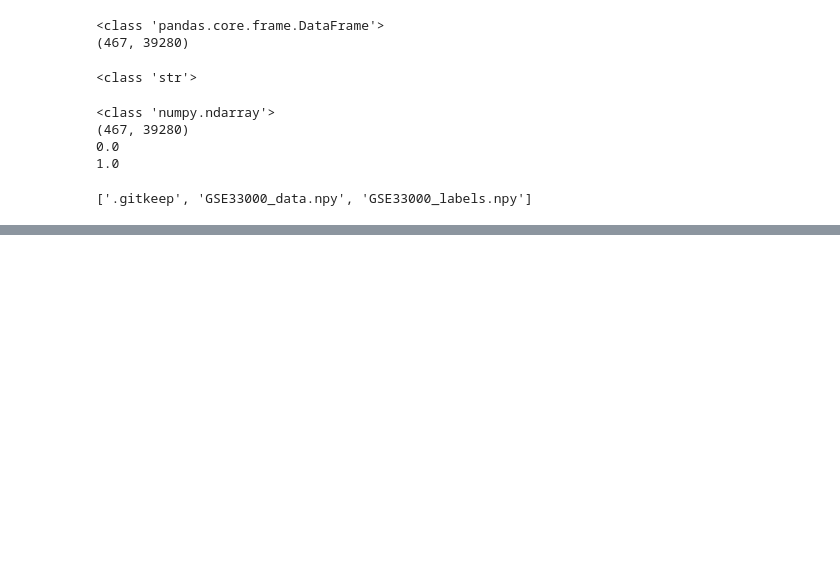
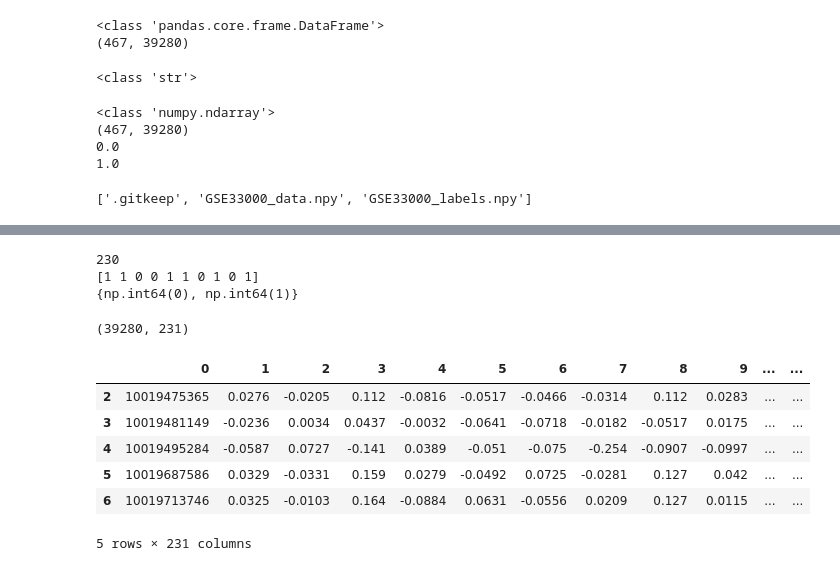
Before and after one commit to Shibangini/alzheimers-detection-ml, a Jupyter notebook: notebooks/preprocessing.ipynb, the cells around one changed output, grey strips where cells are left out. Saved outputs shown, nothing was run; the diff lists cells and outputs as text; code cells hidden in the pictures; blank space fills up the shorter version.

```diff
--- a/notebooks/preprocessing.ipynb
+++ b/notebooks/preprocessing.ipynb
@@ -178,0 +288,26 @@ print(os.listdir("../data/processed"))
+# %%
+print(len(ge2_labels))
+print(ge2_labels[:10])
+print(set(ge2_labels))
+# %% [output]
+230
+[1 1 0 0 1 1 0 1 0 1]
+{np.int64(0), np.int64(1)}
+# %%
+ge2_data = ge2.iloc[2:].copy()
+
+# Row 0 → labels (already extracted)
+# Row 1 → sample IDs (not needed for ML)
+# Remaining rows → actual gene expression data
+# %%
+print(ge2_data.shape)
+ge2_data.head()
+# %% [output]
+(39280, 231)
+|  | 0 | 1 | 2 | 3 | 4 | 5 | 6 | 7 | 8 | 9 | ... | ... |
+| 2 | 10019475365 | 0.0276 | -0.0205 | 0.112 | -0.0816 | -0.0517 | -0.0466 | -0.0314 | 0.112 | 0.0283 | ... | ... |
+| 3 | 10019481149 | -0.0236 | 0.0034 | 0.0437 | -0.0032 | -0.0641 | -0.0718 | -0.0182 | -0.0517 | 0.0175 | ... | ... |
+| 4 | 10019495284 | -0.0587 | 0.0727 | -0.141 | 0.0389 | -0.051 | -0.075 | -0.254 | -0.0907 | -0.0997 | ... | ... |
+| 5 | 10019687586 | 0.0329 | -0.0331 | 0.159 | 0.0279 | -0.0492 | 0.0725 | -0.0281 | 0.127 | 0.042 | ... | ... |
+| 6 | 10019713746 | 0.0325 | -0.0103 | 0.164 | -0.0884 | 0.0631 | -0.0556 | 0.0209 | 0.127 | 0.0115 | ... | ... |
+5 rows × 231 columns
```
Also changed, not shown: parts of 42 cells of this notebook.
